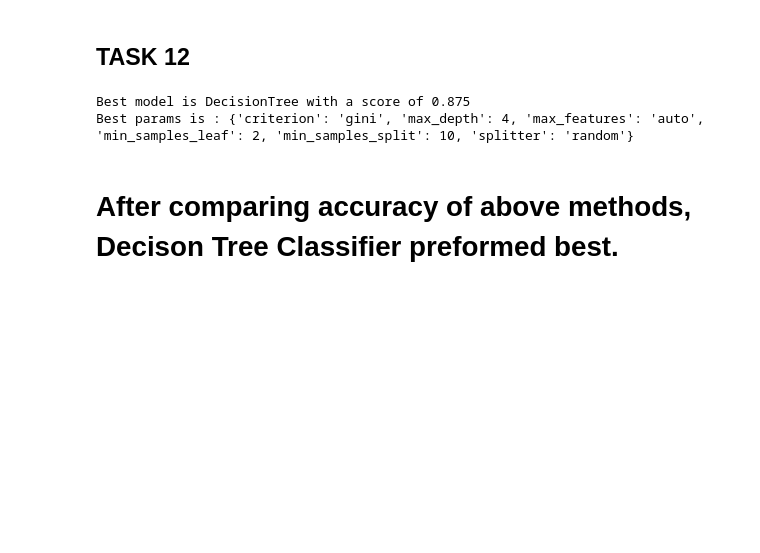
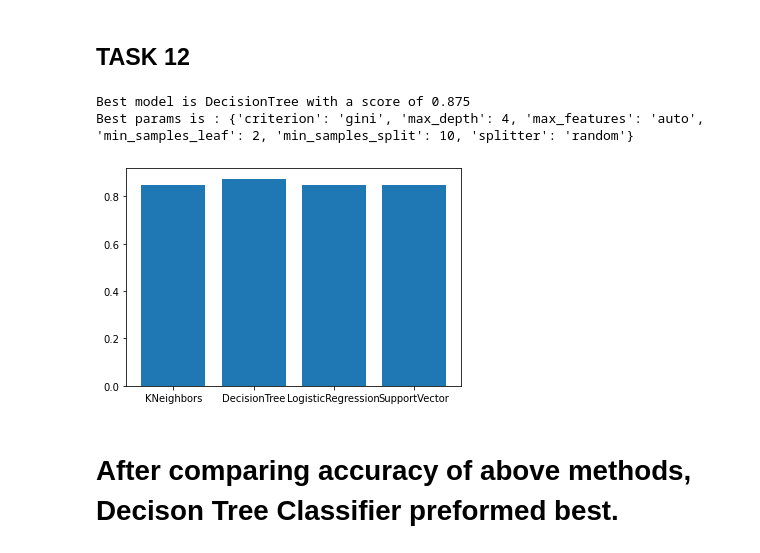
Before and after one commit to jayantverma2809/Data-Science-Capstone-Project, a Jupyter notebook: Machine Learning Prediction.ipynb, the cells around one changed output. Drawn from its saved outputs; the diff is of its cells as text; code cells hidden in the pictures; blank space fills up the shorter version.

```diff
--- a/Machine Learning Prediction.ipynb
+++ b/Machine Learning Prediction.ipynb
@@ -340,6 +340,13 @@ if bestalgorithm == 'SupportVector':
 # %% [output]
 Best model is DecisionTree with a score of 0.875
 Best params is : {'criterion': 'gini', 'max_depth': 4, 'max_features': 'auto', 'min_samples_leaf': 2, 'min_samples_split': 10, 'splitter': 'random'}
+# %%
+keys = list(models.keys())
+scores = list(models.values())
+plt.bar(range(len(models)),scores,tick_label = keys)
+plt.show()
+# %% [output]
+[figure, added]
 # %% [markdown]
 # After comparing accuracy of above methods, Decison Tree Classifier preformed best.
 # %% [markdown]
```
